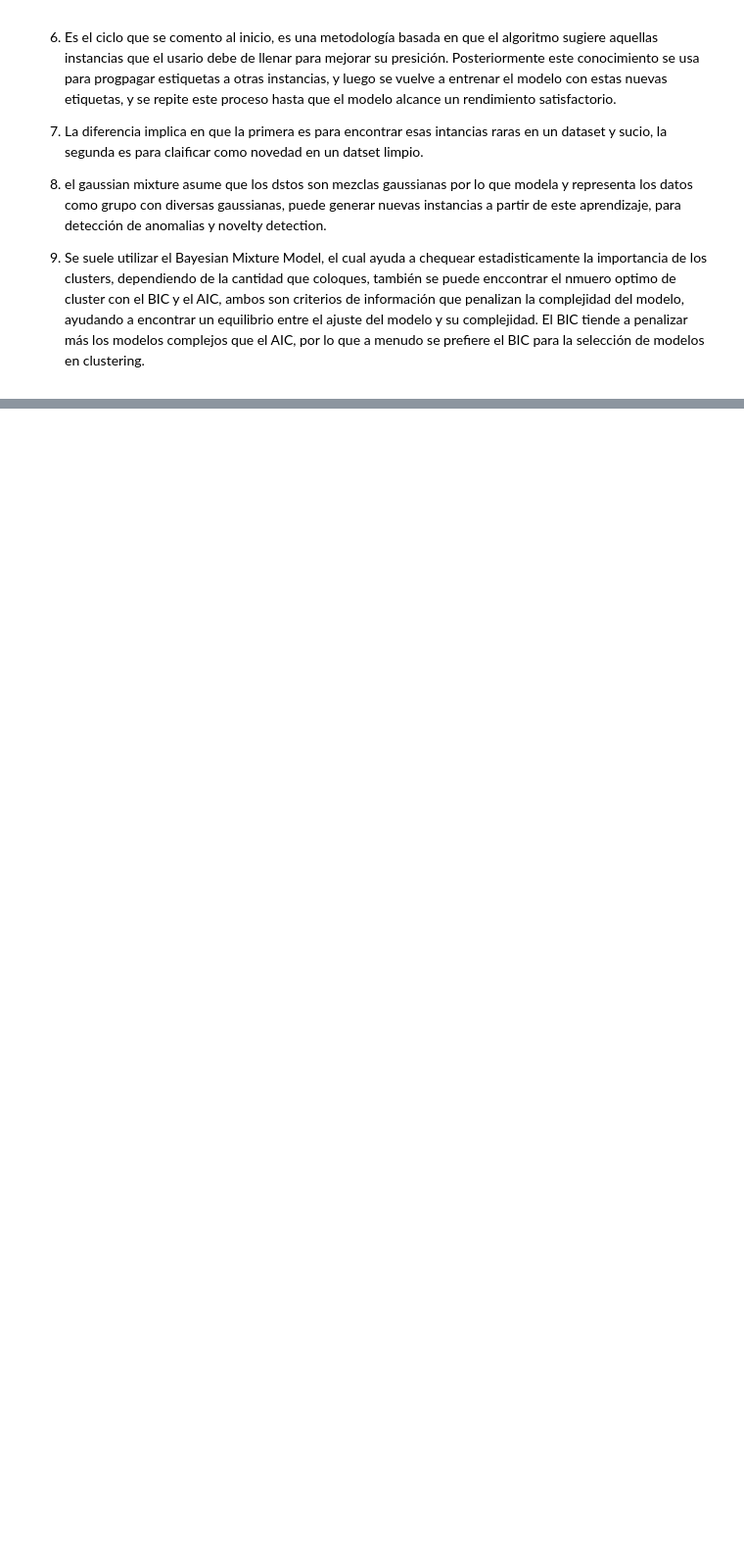
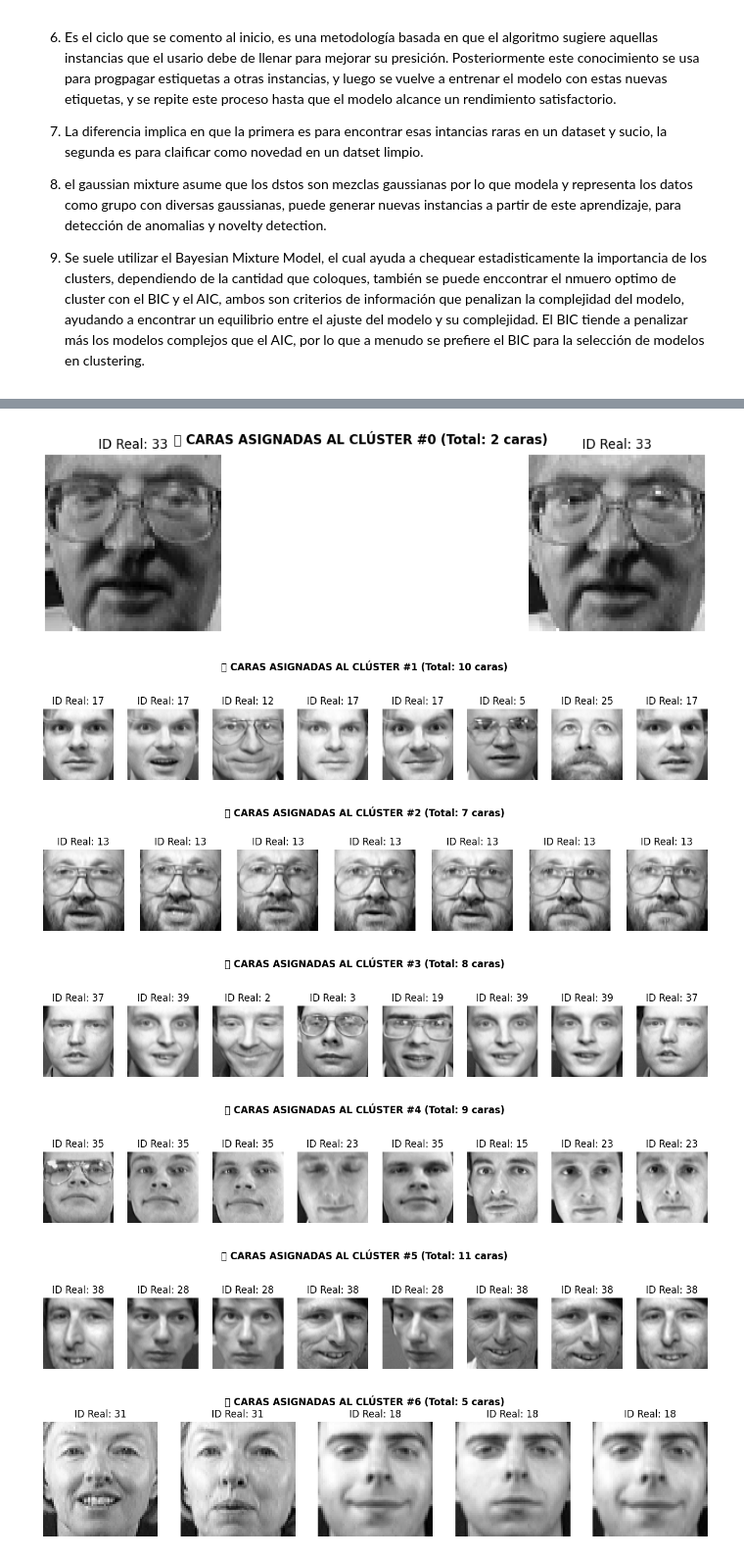
Before and after one commit to Sechi42/homl-study, a Jupyter notebook: 08_unsupervised_learning/excesices.ipynb, the cells around one changed output, grey strips where cells are left out. Shown at 98% size. Cells and saved outputs as stored; diff of their text form; code cells hidden in the pictures; blank space fills up the shorter version.

```diff
--- a/08_unsupervised_learning/excesices.ipynb
+++ b/08_unsupervised_learning/excesices.ipynb
@@ -24,0 +141,43 @@
+# %%
+import numpy as np
+import matplotlib.pyplot as plt
+from sklearn.cluster import KMeans
+
+# 1. Entrenar K-Means forzándolo a las 40 identidades teóricas
+k_humano = 40
+kmeans_40 = KMeans(n_clusters=k_humano, random_state=42, n_init=10)
+kmeans_40.fit(X_train)
+
+labels_40 = kmeans_40.labels_
+
+# 2. Vamos a inspeccionar los primeros 3 clústeres para ver qué pasó ahí dentro
+for cluster_id in range(10):
+    idx_caras = np.where(labels_40 == cluster_id)[0]
+
+    # Si el clúster tiene imágenes, las graficamos
+    if len(idx_caras) > 0:
+        # Limitamos a un máximo de 8 caras por fila para que quepa bien en pantalla
+        max_caras = min(len(idx_caras), 8)
+        fig, axes = plt.subplots(1, max_caras, figsize=(15, 3))
+        fig.suptitle(f"✨ CARAS ASIGNADAS AL CLÚSTER #{cluster_id} (Total: {len(idx_caras)} caras)", fontsize=12, fontweight='bold')
+
+        for i in range(max_caras):
+            idx = idx_caras[i]
+            img = X_train[idx].reshape(64, 64)
+
+            ax = axes[i] if max_caras > 1 else axes
+            ax.imshow(img, cmap="gray")
+            ax.axis("off")
+            # Te muestra el ID real de la persona (0 a 39)
+            ax.set_title(f"ID Real: {y_train[idx]}")
+        plt.show()
+    else:
+        print(f"El clúster #{cluster_id} quedó vacío.")
+# %% [output]
+[figure, added]
+[figure, added]
+[figure, added]
+[figure, added]
+[figure, added]
+[figure, added]
+[figure, added]
```
Also changed, not shown: parts of 12 cells of this notebook, 1 other file.
